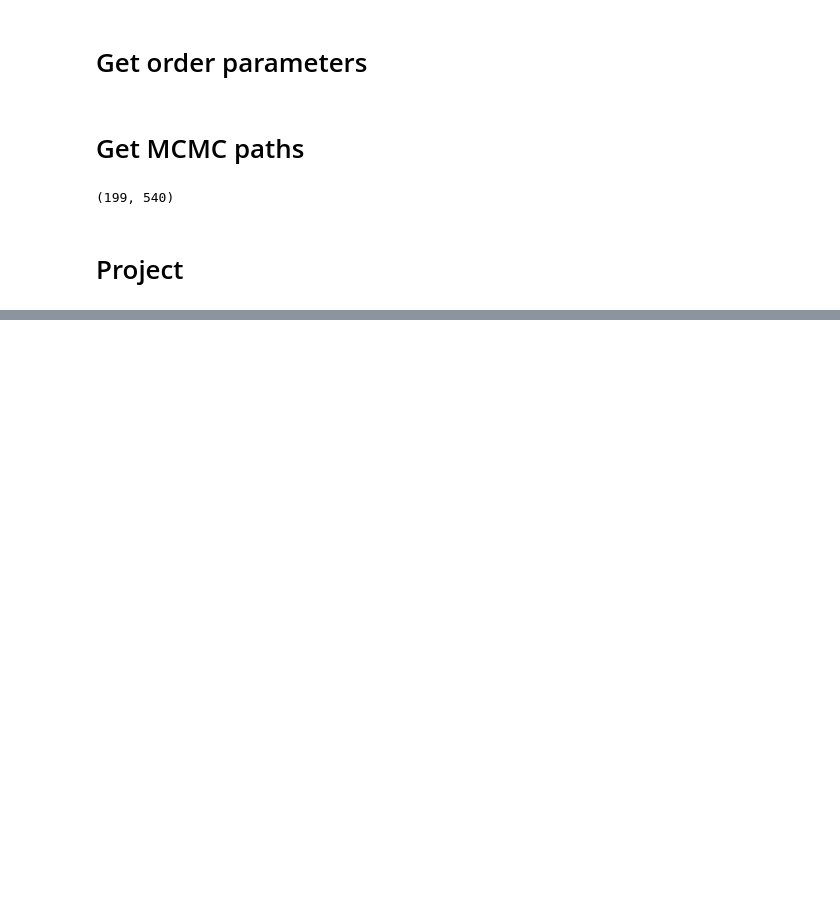
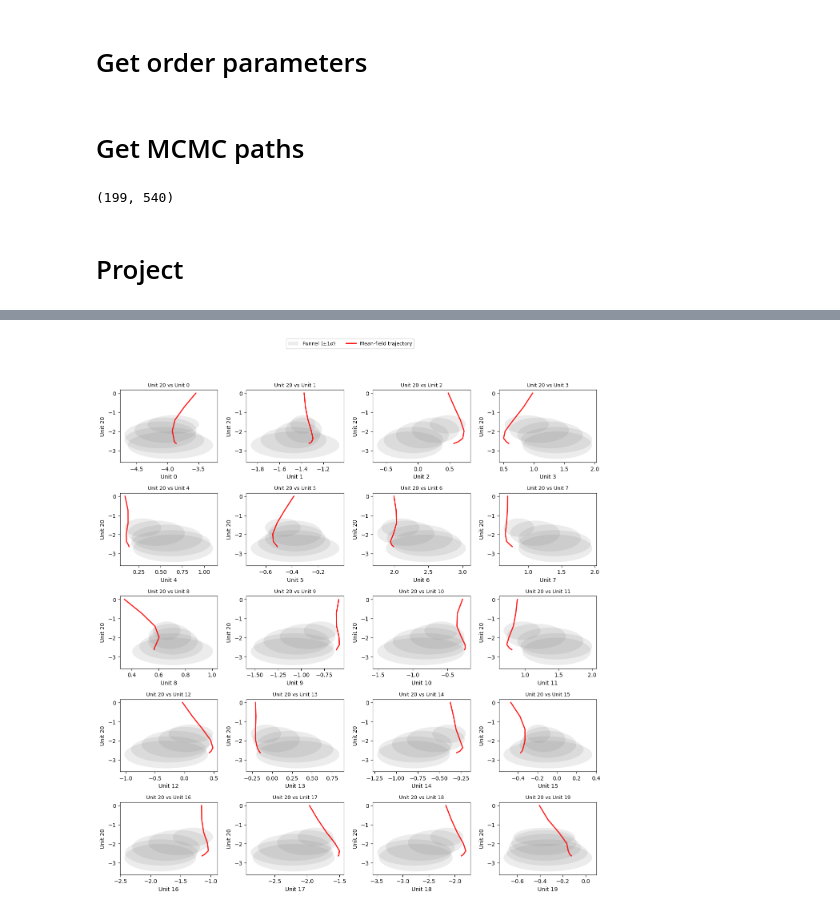
Before and after one commit to m-huot/ESCAPE_PATHS, a Jupyter notebook: lattice/Figure 2e.ipynb, the cells around one changed output, grey strips where cells are left out. Saved outputs shown, nothing was run; the diff lists cells and outputs as text; code cells hidden in the pictures; blank space fills up the shorter version.

```diff
--- a/lattice/Figure 2e.ipynb
+++ b/lattice/Figure 2e.ipynb
@@ -218,0 +316,94 @@ paths_mcmc_2d 5 (7, 2)
+# %%
+import numpy as np
+import matplotlib.pyplot as plt
+import math
+from matplotlib.patches import Ellipse, Patch
+from matplotlib.lines import Line2D
+
+def plot_funnel_per_unit(ncols=4, js=None, step_stride=1, std_scale=1.0, ellipse_alpha=0.15):
+    """
+    For each unit j, plot (x_j, x_{D-1}) with:
+      - Shaded axis-aligned ellipses per time step t representing ± std on x and y across MCMC paths
+      - Mean-field trajectory (mopt) as a red line
+
+    Expects:
+      mopt:        (T+1, D)
+      paths_mcmc:  (N_paths, T+1, D)
+
+    Parameters:
+      ncols:          grid columns
+      js:             list of unit indices to plot on x-axis (default: all except D-1)
+      step_stride:    plot every 'step_stride' time steps to reduce clutter
+      std_scale:      multiply std by this factor (e.g., 2.0 for ±2σ)
+      ellipse_alpha:  transparency of the funnel ellipses
+    """
+    assert mopt.ndim == 2 and paths_mcmc.ndim == 3, "mopt (T+1,D), paths_mcmc (N,T+1,D)"
+    T1, D = mopt.shape
+    last_idx = D - 1
+    if js is None:
+        js = [j for j in range(D) if j != last_idx]
+
+    nplots = len(js)
+    nrows = math.ceil(nplots / ncols)
+    fig, axes = plt.subplots(nrows, ncols, figsize=(3.2*ncols, 2.8*nrows), squeeze=False)
+    axes = axes.ravel()
+
+    for k, j in enumerate(js):
+        ax = axes[k]
+
+        # Funnel: one ellipse per time step
+        for t in range(0, T1, step_stride):
+            xs = paths_mcmc[:, t, j]
+            ys = paths_mcmc[:, t, last_idx]
+            mu_x = xs.mean()
+            mu_y = ys.mean()
+            std_x = xs.std(ddof=0)
+            std_y = ys.std(ddof=0)
+
+            e = Ellipse(
+                (mu_x, mu_y),
+                width=2 * std_scale * std_x,
+                height=2 * std_scale * std_y,
+                angle=0.0,
+                facecolor="gray",
+                edgecolor="none",
+                alpha=ellipse_alpha,
+                zorder=1,
+            )
+            ax.add_patch(e)
+
+        # Mean-field trajectory
+        ax.plot(
+            mopt[:, j], mopt[:, last_idx],
+            color="red", linewidth=2, alpha=0.9,
+            label="Mean-field trajectory" if k == 0 else None,
+            zorder=2,
+        )
+
+        ax.set_xlabel(f"Unit {j}")
+        ax.set_ylabel(f"Unit {last_idx}")
+        ax.set_title(f"Unit {last_idx} vs Unit {j}", fontsize=9)
+
+        # PRL-style black frame
+        for spine in ax.spines.values():
+            spine.set_edgecolor("black")
+            spine.set_linewidth(0.8)
+
+    # Hide any unused axes
+    for k in range(nplots, len(axes)):
+        axes[k].axis("off")
+
+    # Shared legend (one entry for ellipses + mean-field line)
+    proxy_ellipse = Patch(facecolor="gray", alpha=ellipse_alpha, label=r"Funnel ($\pm 1\sigma$)")
+    proxy_line = Line2D([0], [0], color="red", lw=2, label="Mean-field trajectory")
+    fig.legend([proxy_ellipse, proxy_line],
+               [r"Funnel ($\pm 1\sigma$)", "Mean-field trajectory"],
+               loc="upper center", ncol=2, frameon=True, fontsize=9)
+
+    plt.tight_layout(rect=(0, 0, 1, 0.93))
+    plt.show()
+
+# Example:
+plot_funnel_per_unit(ncols=4, js=None, step_stride=1, std_scale=1.0, ellipse_alpha=0.15)
+# %% [output]
+[figure, added]
```
Also changed, not shown: parts of 8 cells of this notebook, 2 other files.
